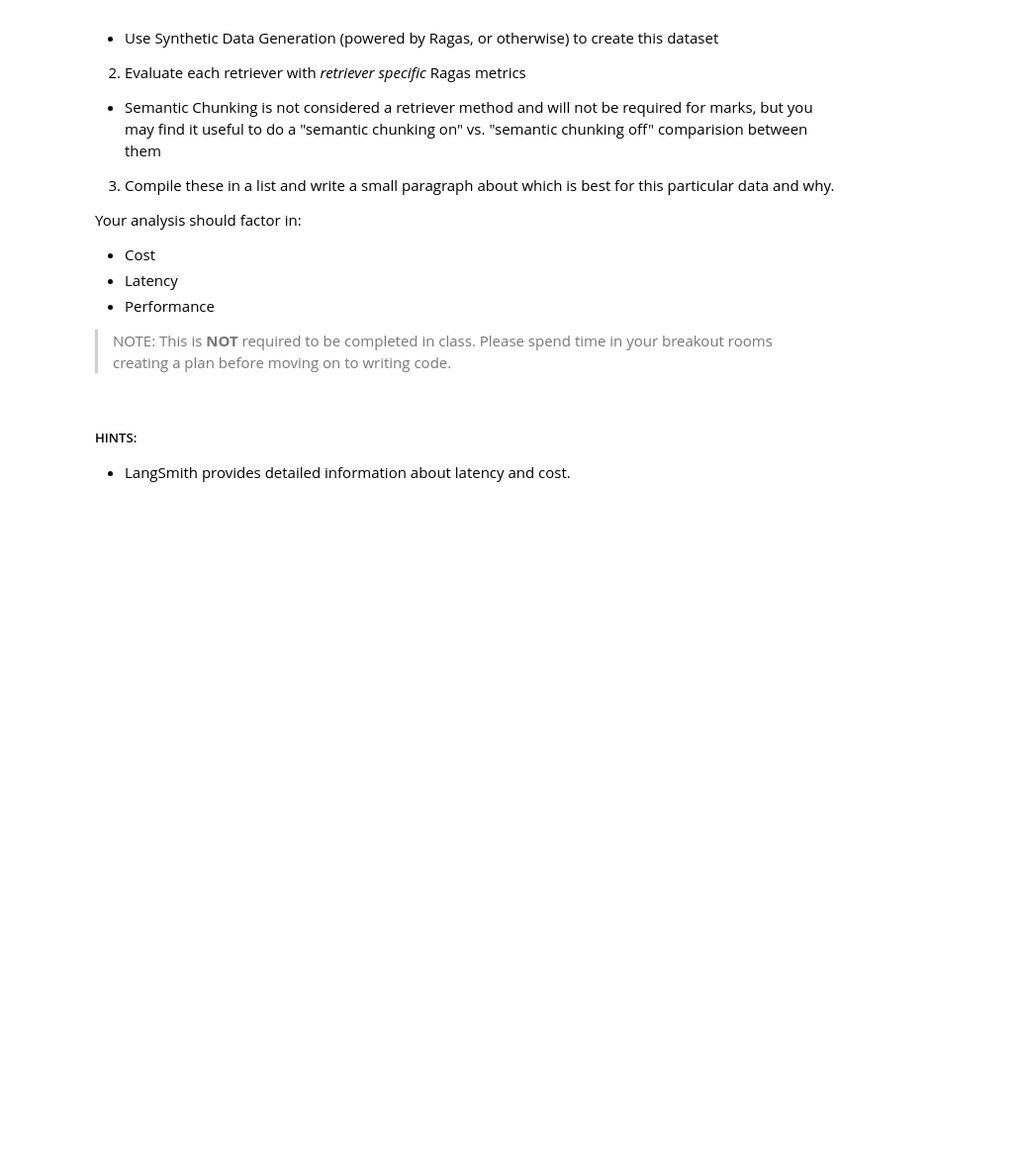
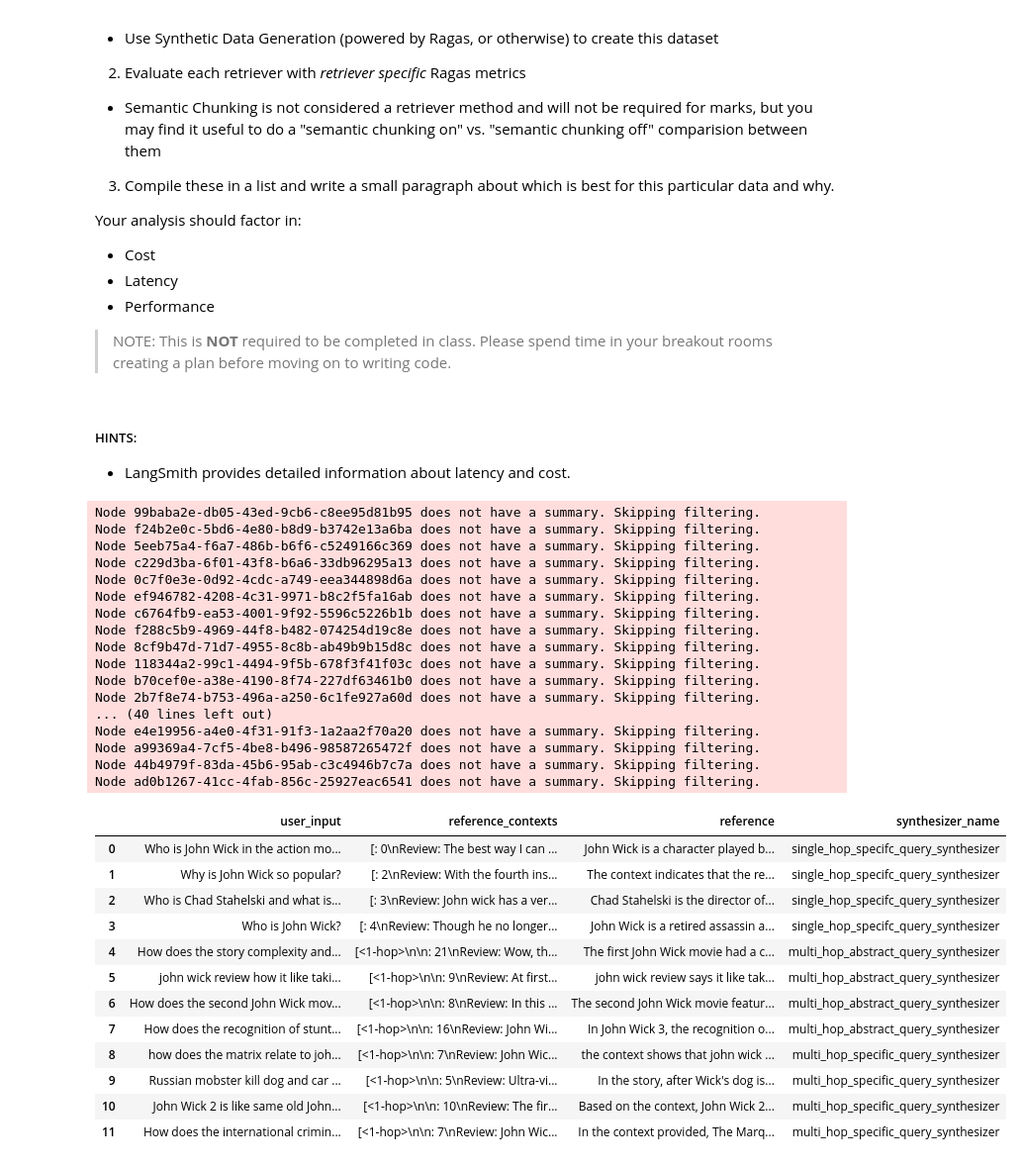
Before and after one commit to bradsmith3715/AIE6_MODULES, a Jupyter notebook: 13_Advanced_Retrieval/Advanced_Retrieval_with_LangChain_Assignment.ipynb, the cells around one changed output. Shown: that part at 99% size. Saved outputs shown, nothing was run; the diff lists cells and outputs as text; code cells hidden in the pictures; blank space fills up the shorter version.

```diff
--- a/13_Advanced_Retrieval/Advanced_Retrieval_with_LangChain_Assignment.ipynb
+++ b/13_Advanced_Retrieval/Advanced_Retrieval_with_LangChain_Assignment.ipynb
@@ -568,0 +634,48 @@ Your analysis should factor in:
+# %%
+#
+docs = documents
+# %%
+
+from ragas.llms import LangchainLLMWrapper
+from ragas.embeddings import LangchainEmbeddingsWrapper
+from langchain_openai import ChatOpenAI
+from langchain_openai import OpenAIEmbeddings
+generator_llm = LangchainLLMWrapper(ChatOpenAI(model="gpt-4.1-nano"))
+generator_embeddings = LangchainEmbeddingsWrapper(OpenAIEmbeddings(model = 'text-embedding-3-small'))
+# %%
+from ragas.testset import TestsetGenerator
+generator = TestsetGenerator(llm=generator_llm, embedding_model=generator_embeddings)
+dataset = generator.generate_with_langchain_docs(docs, testset_size=10)
+
+dataset.to_pandas()
+# %% [output]
+Node 99baba2e-db05-43ed-9cb6-c8ee95d81b95 does not have a summary. Skipping filtering.
+Node f24b2e0c-5bd6-4e80-b8d9-b3742e13a6ba does not have a summary. Skipping filtering.
+Node 5eeb75a4-f6a7-486b-b6f6-c5249166c369 does not have a summary. Skipping filtering.
+Node c229d3ba-6f01-43f8-b6a6-33db96295a13 does not have a summary. Skipping filtering.
+Node 0c7f0e3e-0d92-4cdc-a749-eea344898d6a does not have a summary. Skipping filtering.
+Node ef946782-4208-4c31-9971-b8c2f5fa16ab does not have a summary. Skipping filtering.
+Node c6764fb9-ea53-4001-9f92-5596c5226b1b does not have a summary. Skipping filtering.
+Node f288c5b9-4969-44f8-b482-074254d19c8e does not have a summary. Skipping filtering.
+Node 8cf9b47d-71d7-4955-8c8b-ab49b9b15d8c does not have a summary. Skipping filtering.
+Node 118344a2-99c1-4494-9f5b-678f3f41f03c does not have a summary. Skipping filtering.
+Node b70cef0e-a38e-4190-8f74-227df63461b0 does not have a summary. Skipping filtering.
+Node 2b7f8e74-b753-496a-a250-6c1fe927a60d does not have a summary. Skipping filtering.
+... (40 lines left out)
+Node e4e19956-a4e0-4f31-91f3-1a2aa2f70a20 does not have a summary. Skipping filtering.
+Node a99369a4-7cf5-4be8-b496-98587265472f does not have a summary. Skipping filtering.
+Node 44b4979f-83da-45b6-95ab-c3c4946b7c7a does not have a summary. Skipping filtering.
+Node ad0b1267-41cc-4fab-856c-25927eac6541 does not have a summary. Skipping filtering.
+|  | user_input | reference_contexts | reference | synthesizer_name |
+| 0 | Who is John Wick in the action mo... | [: 0\nReview: The best way I can ... | John Wick is a character played b... | single_hop_specifc_query_synthesizer |
+| 1 | Why is John Wick so popular? | [: 2\nReview: With the fourth ins... | The context indicates that the re... | single_hop_specifc_query_synthesizer |
+| 2 | Who is Chad Stahelski and what is... | [: 3\nReview: John wick has a ver... | Chad Stahelski is the director of... | single_hop_specifc_query_synthesizer |
+| 3 | Who is John Wick? | [: 4\nReview: Though he no longer... | John Wick is a retired assassin a... | single_hop_specifc_query_synthesizer |
+| 4 | How does the story complexity and... | [<1-hop>\n\n: 21\nReview: Wow, th... | The first John Wick movie had a c... | multi_hop_abstract_query_synthesizer |
+| 5 | john wick review how it like taki... | [<1-hop>\n\n: 9\nReview: At first... | john wick review says it like tak... | multi_hop_abstract_query_synthesizer |
+| 6 | How does the second John Wick mov... | [<1-hop>\n\n: 8\nReview: In this ... | The second John Wick movie featur... | multi_hop_abstract_query_synthesizer |
+| 7 | How does the recognition of stunt... | [<1-hop>\n\n: 16\nReview: John Wi... | In John Wick 3, the recognition o... | multi_hop_abstract_query_synthesizer |
+| 8 | how does the matrix relate to joh... | [<1-hop>\n\n: 7\nReview: John Wic... | the context shows that john wick ... | multi_hop_specific_query_synthesizer |
+| 9 | Russian mobster kill dog and car ... | [<1-hop>\n\n: 5\nReview: Ultra-vi... | In the story, after Wick's dog is... | multi_hop_specific_query_synthesizer |
+| 10 | John Wick 2 is like same old John... | [<1-hop>\n\n: 10\nReview: The fir... | Based on the context, John Wick 2... | multi_hop_specific_query_synthesizer |
+| 11 | How does the international crimin... | [<1-hop>\n\n: 7\nReview: John Wic... | In the context provided, The Marq... | multi_hop_specific_query_synthesizer |
```
Also changed, not shown: parts of 49 cells of this notebook, 17 other files.
